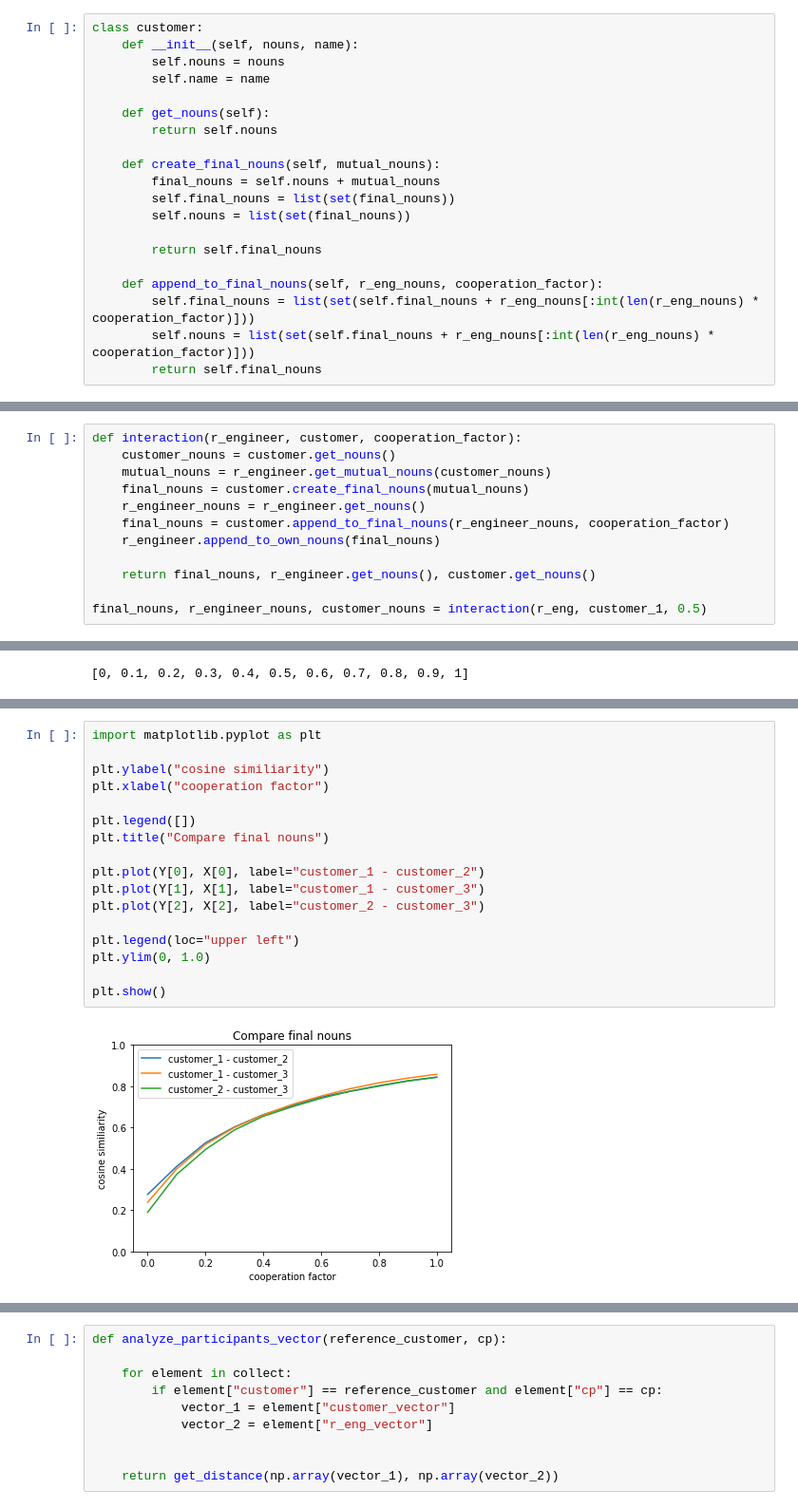
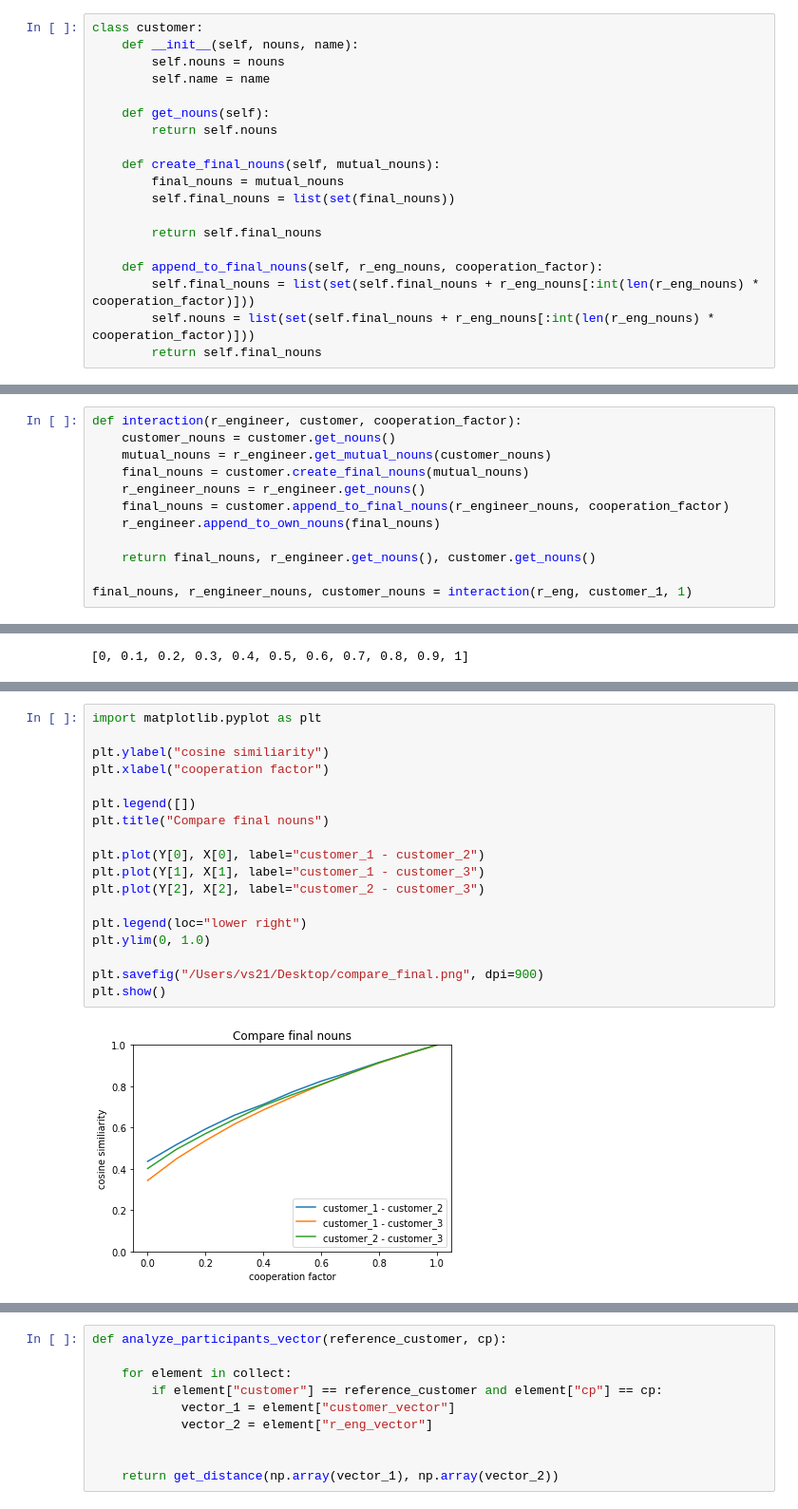
Before and after one commit to VasiliySeibert/hicss23, a Jupyter notebook: experiment.ipynb, the cells around one changed output, grey strips where cells are left out. Shown: that part at 95% size. Cells and saved outputs as stored; diff of their text form.

Commit message:
final nouns fix

```diff
--- a/experiment.ipynb
+++ b/experiment.ipynb
@@ -225,9 +225,8 @@ class customer:
         return self.nouns
 
     def create_final_nouns(self, mutual_nouns):
-        final_nouns = self.nouns + mutual_nouns
+        final_nouns = mutual_nouns
         self.final_nouns = list(set(final_nouns))
-        self.nouns = list(set(final_nouns))
 
         return self.final_nouns
 
@@ -292,7 +291,7 @@ def interaction(r_engineer, customer, cooperation_factor):
 
     return final_nouns, r_engineer.get_nouns(), customer.get_nouns()
 
-final_nouns, r_engineer_nouns, customer_nouns = interaction(r_eng, customer_1, 0.5)
+final_nouns, r_engineer_nouns, customer_nouns = interaction(r_eng, customer_1, 1)
 # %%
 print(len(final_nouns))
 print(len(customer_nouns))
@@ -404,22 +413,23 @@ X[0]
 # %%
 import matplotlib.pyplot as plt
 
 plt.ylabel("cosine similiarity")
 plt.xlabel("cooperation factor")
 
 plt.legend([])
 plt.title("Compare final nouns")
 
 plt.plot(Y[0], X[0], label="customer_1 - customer_2")
 plt.plot(Y[1], X[1], label="customer_1 - customer_3")
 plt.plot(Y[2], X[2], label="customer_2 - customer_3")
 
-plt.legend(loc="upper left")
+plt.legend(loc="lower right")
 plt.ylim(0, 1.0)
 
+plt.savefig("/Users/vs21/Desktop/compare_final.png", dpi=900)
 plt.show()
 # %% [output]
-[figure, old version]
+[figure, new version]
 # %%
 print(collect[0]["customer_vector"])
 # %% [output]
```
Also changed, not shown: parts of 10 cells of this notebook.
